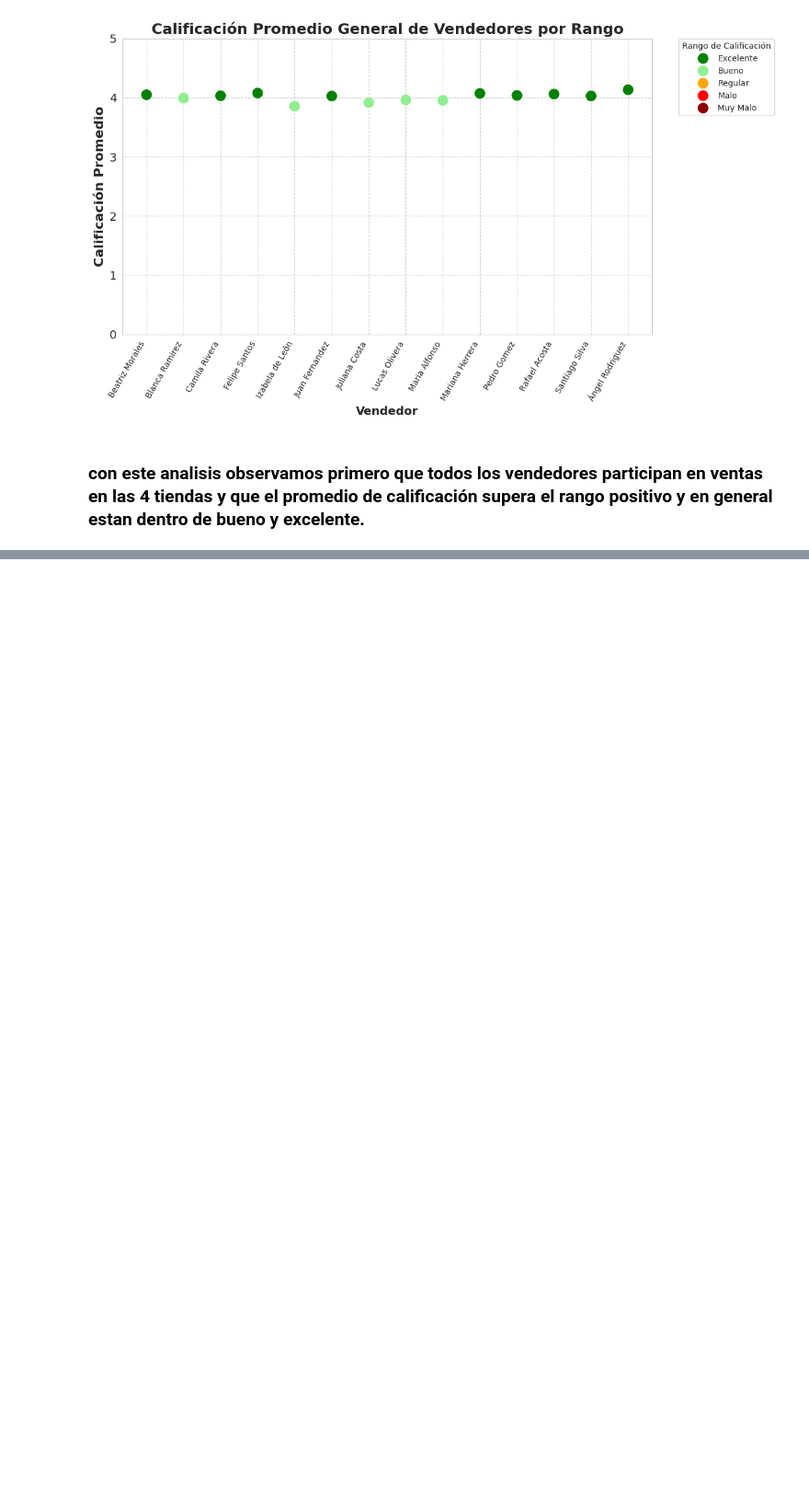
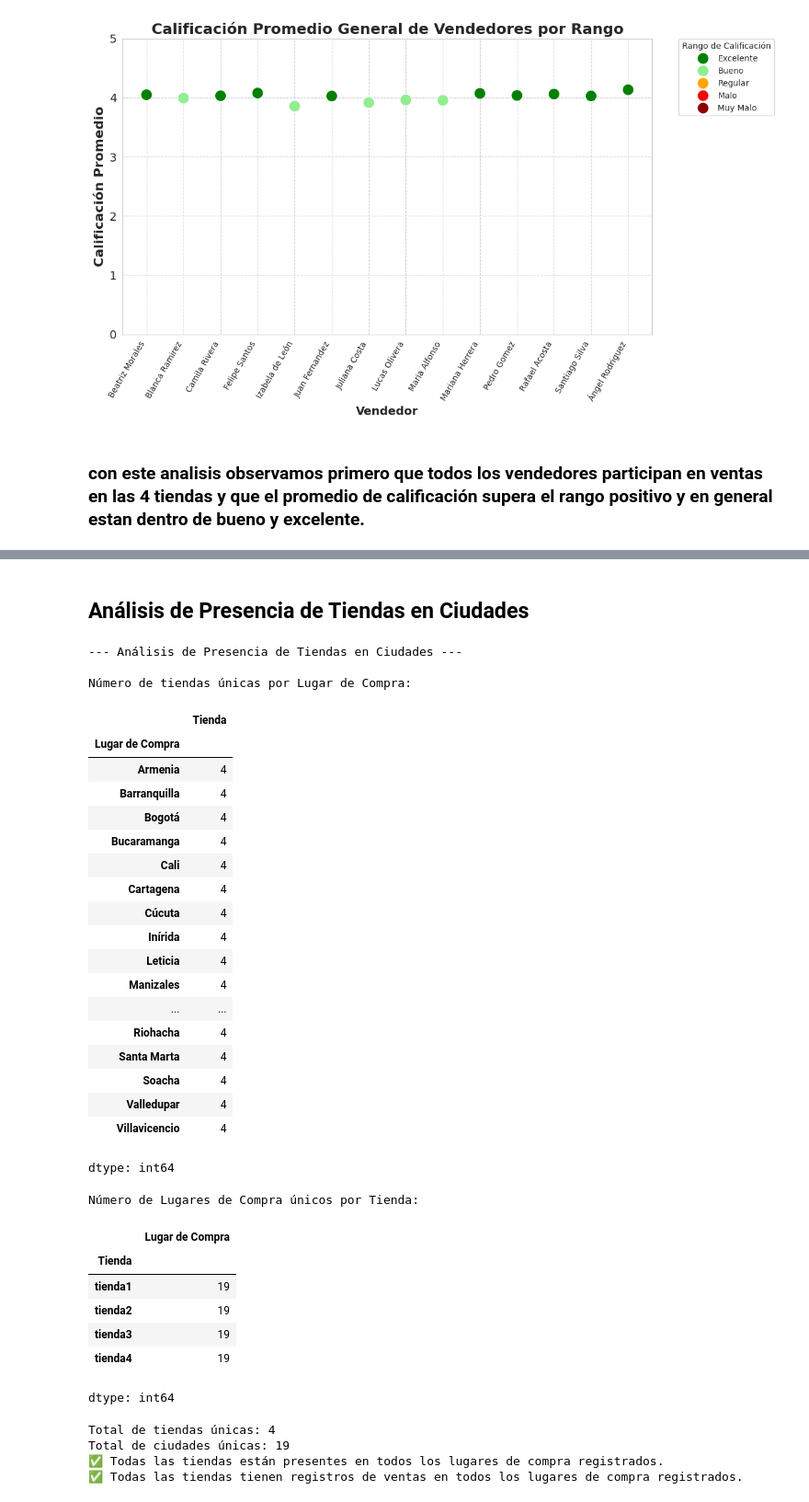
Before and after one commit to Harold-dev-code/Primer_Challenge_DataScience_Alura_Store, a Jupyter notebook: Primer_Challenge_DataScience_AluraStore.ipynb, the cells around one changed output, grey strips where cells are left out. Shown at 92% size. Drawn from its saved outputs; the diff is of its cells as text; code cells hidden in the pictures; blank space fills up the shorter version.

```diff
--- a/Primer_Challenge_DataScience_AluraStore.ipynb
+++ b/Primer_Challenge_DataScience_AluraStore.ipynb
@@ -1180,0 +952,79 @@ Interpretar las visualizaciones generadas para identificar patrones geográficos
+# %% [markdown]
+## Análisis de Presencia de Tiendas en Ciudades
+# %%
+# Análisis para verificar la presencia de tiendas en ciudades
+print("\n--- Análisis de Presencia de Tiendas en Ciudades ---")
+
+# Contar cuántas tiendas únicas hay por cada lugar de compra
+# Se agrupa por 'Lugar de Compra' y se cuenta el número de tiendas únicas con .nunique()
+ciudades_por_tienda_count = df_tiendas_completo.groupby('Lugar de Compra')['Tienda'].nunique()
+print("\nNúmero de tiendas únicas por Lugar de Compra:")
+display(ciudades_por_tienda_count)
+
+# Contar cuántos lugares de compra únicos hay por cada tienda
+# Se agrupa por 'Tienda' y se cuenta el número de lugares de compra únicos con .nunique()
+tiendas_por_ciudad_count = df_tiendas_completo.groupby('Tienda')['Lugar de Compra'].nunique()
+print("\nNúmero de Lugares de Compra únicos por Tienda:")
+display(tiendas_por_ciudad_count)
+
+# Verificar si todas las tiendas están en todas las ciudades
+num_total_tiendas = len(df_tiendas_completo['Tienda'].unique())
+num_total_ciudades = len(df_tiendas_completo['Lugar de Compra'].unique())
+
+print(f"\nTotal de tiendas únicas: {num_total_tiendas}")
+print(f"Total de ciudades únicas: {num_total_ciudades}")
+
+# Comprobar si todas las ciudades tienen el mismo número de tiendas que el total de tiendas
+if (ciudades_por_tienda_count == num_total_tiendas).all():
+    print("✅ Todas las tiendas están presentes en todos los lugares de compra registrados.")
+else:
+    print("❌ No todas las tiendas están presentes en todos los lugares de compra registrados.")
+    # Mostrar dónde no están presentes todas las tiendas
+    ciudades_con_menos_tiendas = ciudades_por_tienda_count[ciudades_por_tienda_count < num_total_tiendas]
+    print("Lugares de compra con menos de 4 tiendas:\n")
+    display(ciudades_con_menos_tiendas)
+
+# Comprobar si todas las tiendas tienen el mismo número de ciudades que el total de ciudades
+if (tiendas_por_ciudad_count == num_total_ciudades).all():
+    print("✅ Todas las tiendas tienen registros de ventas en todos los lugares de compra registrados.")
+else:
+    print("❌ No todas las tiendas tienen registros de ventas en todos los lugares de compra registrados.")
+    # Mostrar qué tiendas tienen menos ciudades registradas
+    tiendas_con_menos_ciudades = tiendas_por_ciudad_count[tiendas_por_ciudad_count < num_total_ciudades]
+    print("Tiendas con registros en menos de 4 ciudades:\n")
+    display(tiendas_con_menos_ciudades)
+# %% [output]
+--- Análisis de Presencia de Tiendas en Ciudades ---
+
+Número de tiendas únicas por Lugar de Compra:
+|  | Tienda |
+| Lugar de Compra |  |
+| Armenia | 4 |
+| Barranquilla | 4 |
+| Bogotá | 4 |
+| Bucaramanga | 4 |
+| Cali | 4 |
+| Cartagena | 4 |
+| Cúcuta | 4 |
+| Inírida | 4 |
+| Leticia | 4 |
+| Manizales | 4 |
+| ... | ... |
+| Riohacha | 4 |
+| Santa Marta | 4 |
+| Soacha | 4 |
+| Valledupar | 4 |
+| Villavicencio | 4 |
+dtype: int64
+Número de Lugares de Compra únicos por Tienda:
+|  | Lugar de Compra |
+| Tienda |  |
+| tienda1 | 19 |
+| tienda2 | 19 |
+| tienda3 | 19 |
+| tienda4 | 19 |
+dtype: int64
+Total de tiendas únicas: 4
+Total de ciudades únicas: 19
+✅ Todas las tiendas están presentes en todos los lugares de compra registrados.
+✅ Todas las tiendas tienen registros de ventas en todos los lugares de compra registrados.
```
Also changed, not shown: parts of 52 cells of this notebook.
